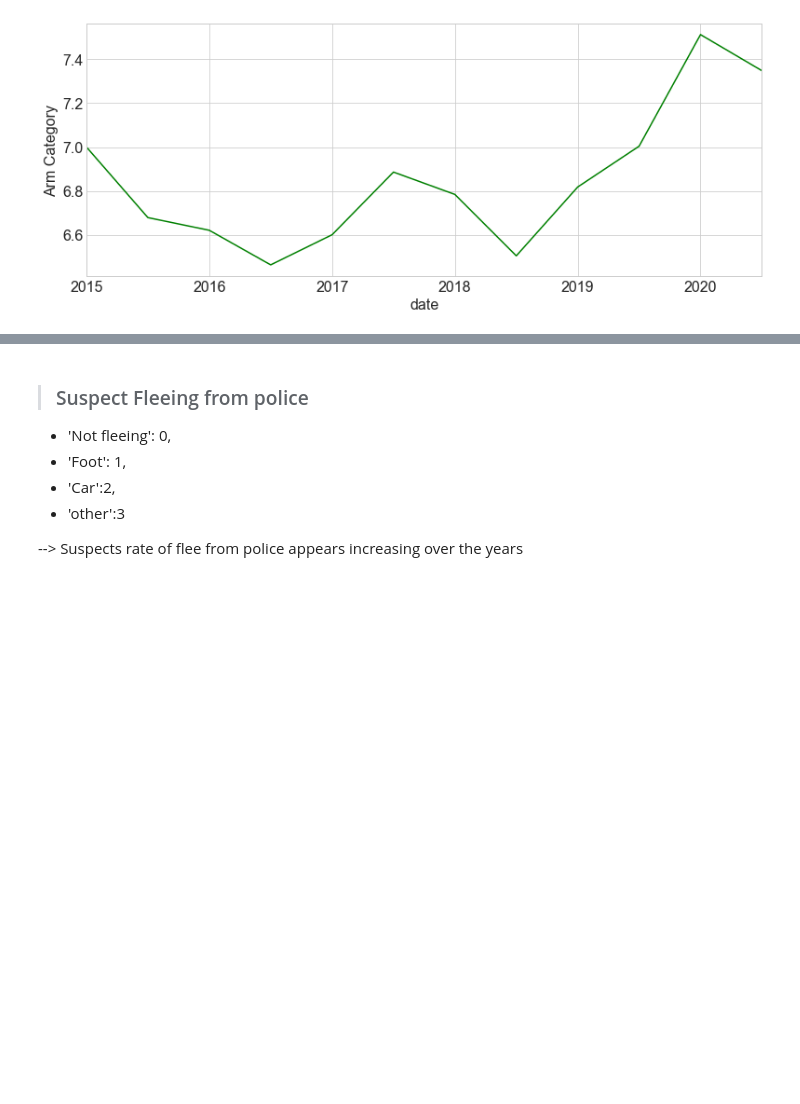
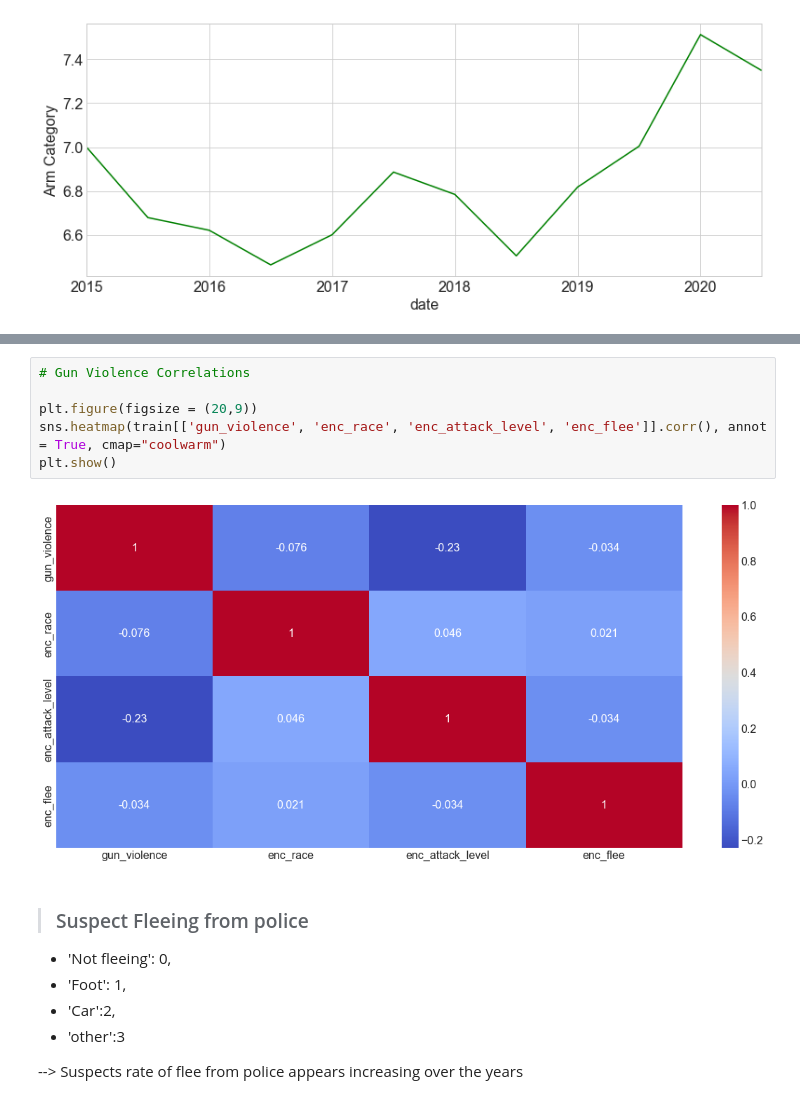
Before and after one commit to stephenkipkurui/codeup-individual-project, a Jupyter notebook: explore.ipynb, the cells around one changed output, grey strips where cells are left out. Cells and saved outputs as stored; diff of their text form; blank space fills up the shorter version.

```diff
--- a/explore.ipynb
+++ b/explore.ipynb
@@ -309,3 +321,11 @@ Text(0, 0.5, 'Arm Category')
+# %%
+# Gun Violence Correlations
+
+plt.figure(figsize = (20,9))
+sns.heatmap(train[['gun_violence', 'enc_race', 'enc_attack_level', 'enc_flee']].corr(), annot = True, cmap="coolwarm")
+plt.show()
+# %% [output]
+[figure, added]
 # %% [markdown]
 > ### Suspect Fleeing from police
 
```
Also changed, not shown: parts of 125 cells of this notebook.
